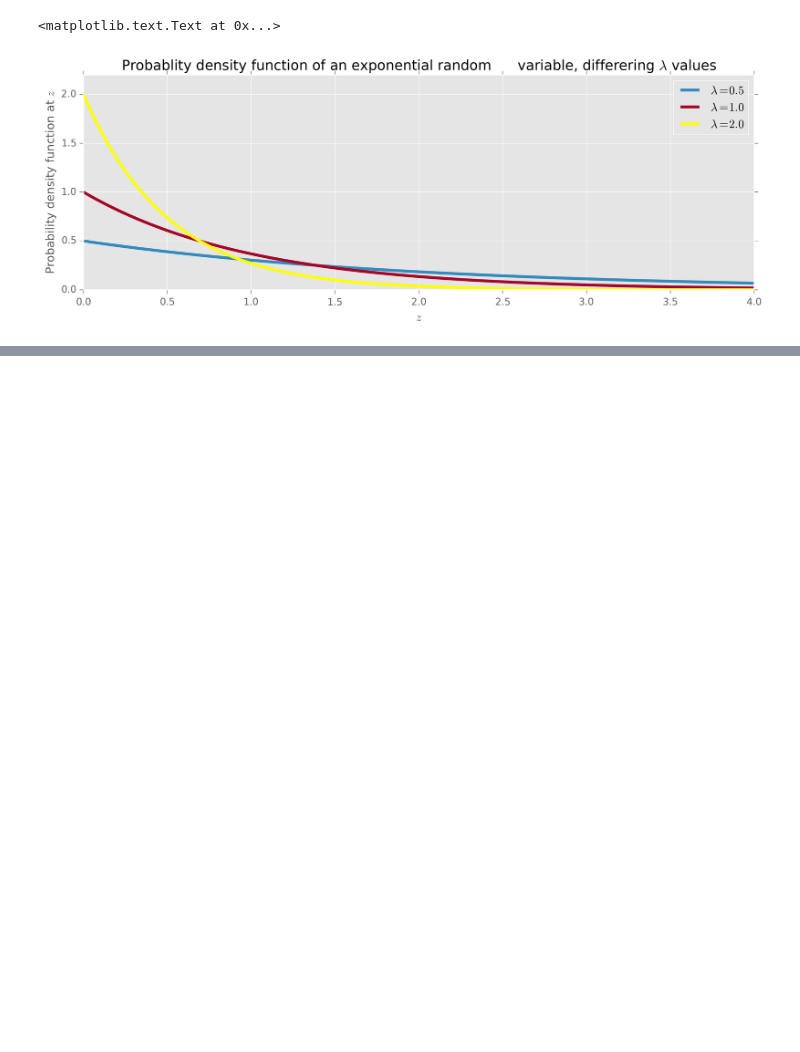
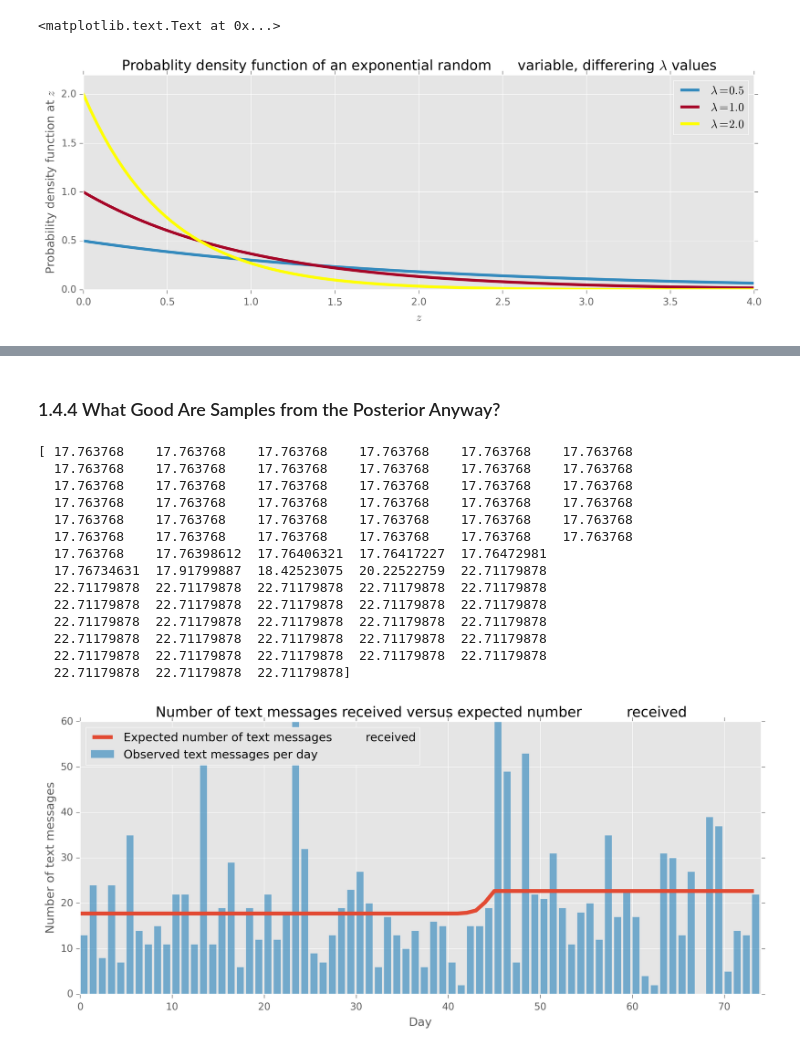
Before and after one commit to doolingdavid/Probabilistic-Programming-and-Bayesian-Methods-for-Hackers, a Jupyter notebook: Chapter1_Introduction/chapter1notes.ipynb, the cells around one changed output, grey strips where cells are left out. Saved outputs shown, nothing was run; the diff lists cells and outputs as text; code cells hidden in the pictures; blank space fills up the shorter version.

```diff
--- a/Chapter1_Introduction/chapter1notes.ipynb
+++ b/Chapter1_Introduction/chapter1notes.ipynb
@@ -137,0 +276,57 @@ plt.title("Probablity density function of an exponential random\
+# %% [markdown]
+### 1.4.4 What Good Are Samples from the Posterior Anyway?
+# %%
+figsize(12.5, 5)
+    # tau_samples, lambda_1_samples, lambda_2_samples contain
+    # N samples from the corresponding posterior distribution.
+N = tau_samples.shape[0]
+expected_texts_per_day = np.zeros(n_count_data) # number of data points
+for day in range(0, n_count_data):
+    # ix is a bool index of all tau samples corresponding to
+    # the switchpoint occurring prior to value of "day."
+    ix = day < tau_samples
+    # Each posterior sample corresponds to a value for tau.
+    # For each day, that value of tau indicates whether we're
+    # "before"
+    # (in the lambda_1 "regime") or
+    # "after" (in the lambda_2 "regime") the switchpoint.
+    # By taking the posterior sample of lambda_1/2 accordingly,
+    # we can average
+    # over all samples to get an expected value for lambda on that day.
+    # As explained, the "message count" random variable is
+    # Poisson-distributed,
+    # and therefore lambda (the Poisson parameter) is the expected
+    # value of
+    # "message count."
+    expected_texts_per_day[day] = (lambda_1_samples[ix].sum()\
+                                   + lambda_2_samples[~ix].sum()) / N
+
+plt.plot(range(n_count_data), expected_texts_per_day, lw=4,
+         color="#E24A33", label="Expected number of text messages\
+         received")
+plt.xlim(0, n_count_data)
+plt.xlabel("Day")
+plt.ylabel("Number of text messages")
+plt.title("Number of text messages received versus expected number\
+          received")
+plt.ylim(0, 60)
+plt.bar(np.arange(len(count_data)), count_data, color="#348ABD",
+        alpha=0.65, label="Observed text messages per day")
+plt.legend(loc="upper left")
+print expected_texts_per_day
+# %% [output]
+[ 17.763768    17.763768    17.763768    17.763768    17.763768    17.763768
+  17.763768    17.763768    17.763768    17.763768    17.763768    17.763768
+  17.763768    17.763768    17.763768    17.763768    17.763768    17.763768
+  17.763768    17.763768    17.763768    17.763768    17.763768    17.763768
+  17.763768    17.763768    17.763768    17.763768    17.763768    17.763768
+  17.763768    17.763768    17.763768    17.763768    17.763768    17.763768
+  17.763768    17.76398612  17.76406321  17.76417227  17.76472981
+  17.76734631  17.91799887  18.42523075  20.22522759  22.71179878
+  22.71179878  22.71179878  22.71179878  22.71179878  22.71179878
+  22.71179878  22.71179878  22.71179878  22.71179878  22.71179878
+  22.71179878  22.71179878  22.71179878  22.71179878  22.71179878
+  22.71179878  22.71179878  22.71179878  22.71179878  22.71179878
+  22.71179878  22.71179878  22.71179878  22.71179878  22.71179878
+  22.71179878  22.71179878  22.71179878]
+[figure, added]
```
Also changed, not shown: parts of 9 cells of this notebook.
